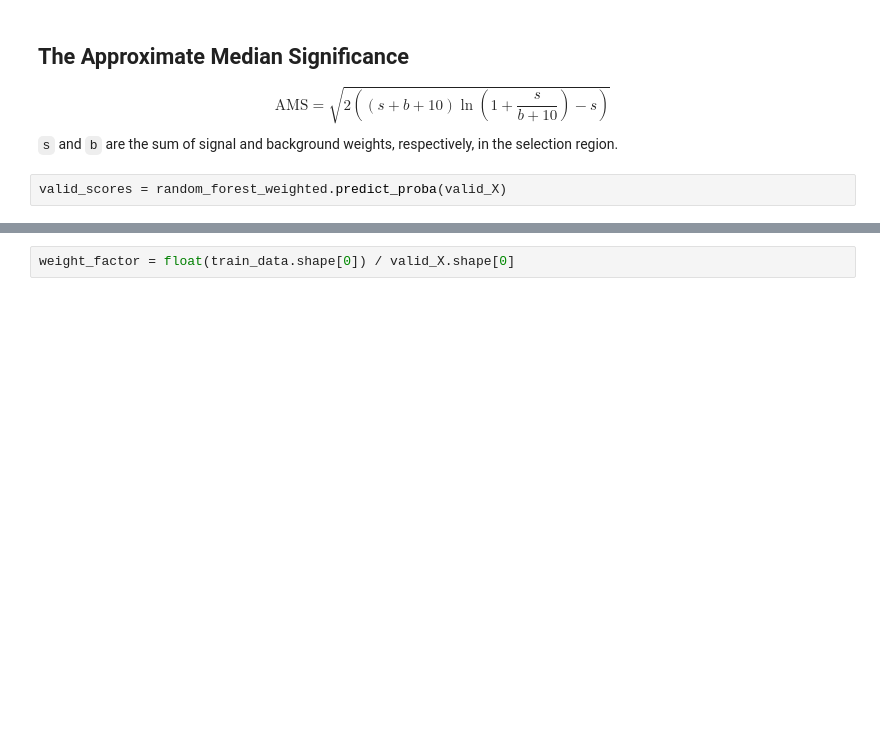
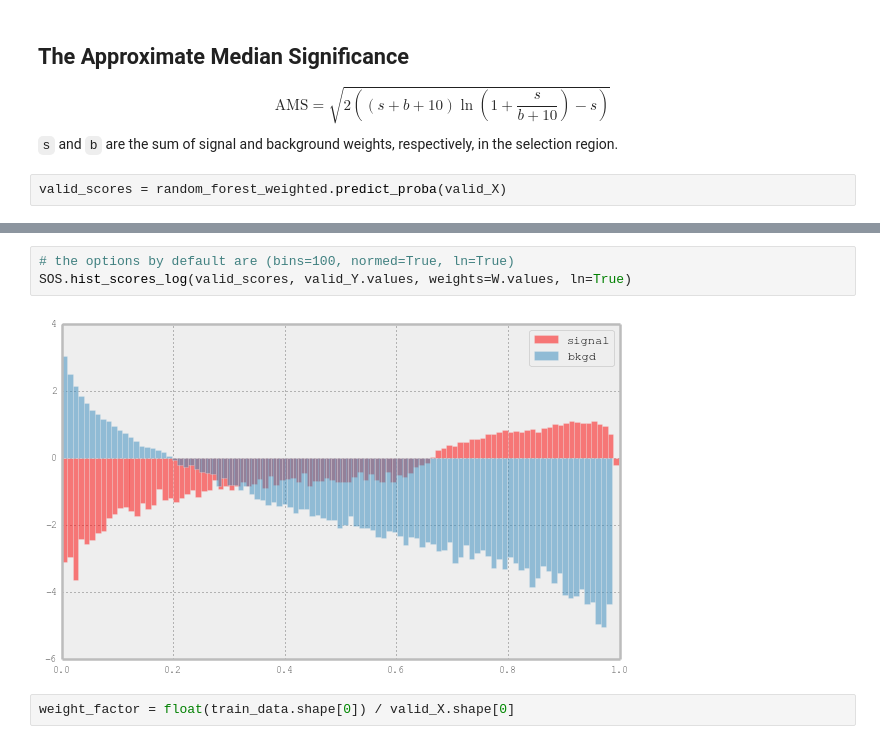
Before and after one commit to Djabbz/SOS14_practical_session, a Jupyter notebook: SOS.ipynb, the cells around one changed output, grey strips where cells are left out. Saved outputs shown, nothing was run; the diff lists cells and outputs as text; blank space fills up the shorter version.

```diff
--- a/SOS.ipynb
+++ b/SOS.ipynb
@@ -160,3 +160,8 @@ SOS.plot_scores(valid_scores, valid_Y.values, weights=W.values, bins=50, normed=
+# %%
+# the options by default are (bins=100, normed=True, ln=True)
+SOS.hist_scores_log(valid_scores, valid_Y.values, weights=W.values, ln=True)
+# %% [output]
+[figure, added]
 # %%
 weight_factor = float(train_data.shape[0]) / valid_X.shape[0]
 # %%
```
Also changed, not shown: parts of 3 cells of this notebook, 2 other files.
